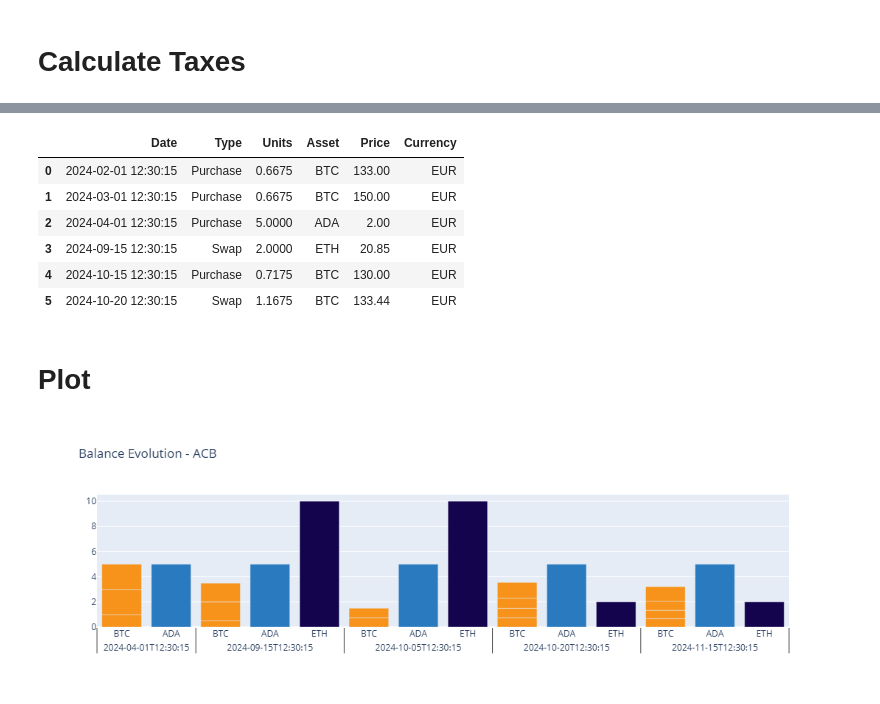
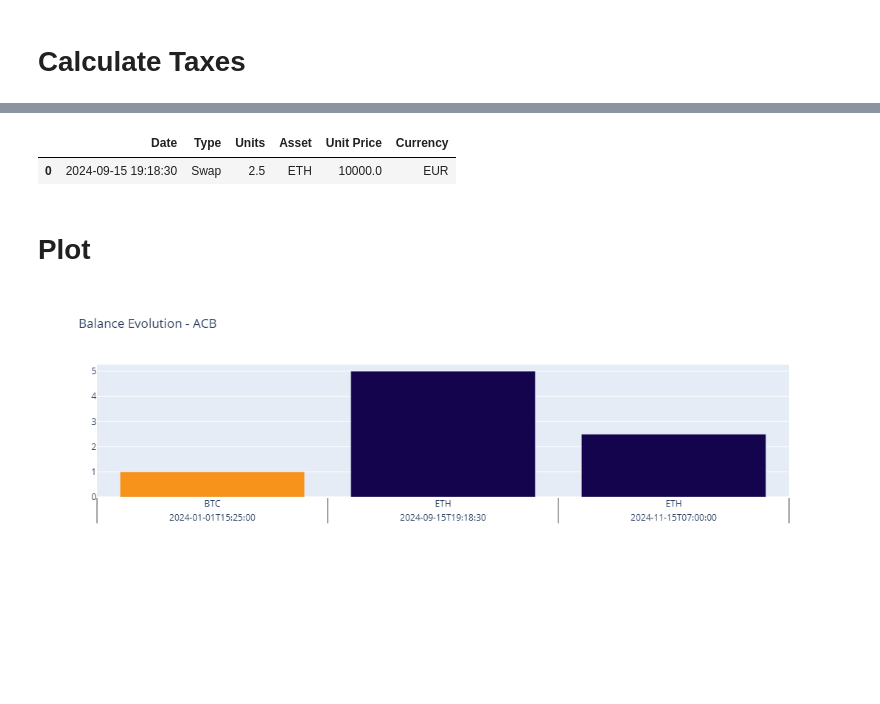
Before and after one commit to FedericoGentile/capital-gains-tax-calculator, a Jupyter notebook: tax_calculator_simulator.ipynb, the cells around one changed output, grey strips where cells are left out. Cells and saved outputs as stored; diff of their text form; code cells hidden in the pictures; blank space fills up the shorter version.

Commit message:
Change header from Price to Unit Price.

```diff
--- a/tax_calculator_simulator.ipynb
+++ b/tax_calculator_simulator.ipynb
@@ -179,11 +179,11 @@ def tax_calculator_XYFO(selling_units, selling_price, df_balance, df_balance_tem
       flag = True # Set flag to exit the loop since all required units are sold
 
     # Calculate capital gain for the units sold from this purchase order
-    cg = units_sold*(selling_price - row_b['Price'])
+    cg = units_sold*(selling_price - row_b['Unit Price'])
     capital_gain += cg
 
     if VERBOSE:
-      print(f"Purchased {row_b['Units']} units at {row_b['Price']} and sold them at {selling_price}. Capital gain {round(cg,2)}")
+      print(f"Purchased {row_b['Units']} units at {row_b['Unit Price']} and sold them at {selling_price}. Capital gain {round(cg,2)}")
 
     # Exit the loop once all units are sold
     if flag:
@@ -213,7 +213,7 @@ def take_balance_snapshot(df_balance_evolution, df_balance, date):
     """
 
     # Create a snapshot of the current balance with selected columns
-    df_balance_snapshot = df_balance[['Asset', 'Units', 'Price']].copy()
+    df_balance_snapshot = df_balance[['Asset', 'Units', 'Unit Price']].copy()
 
     # Add the date to the snapshot
     df_balance_snapshot.loc[:, 'Date'] = date
@@ -227,7 +227,7 @@ def take_balance_snapshot(df_balance_evolution, df_balance, date):
 # %% [markdown]
 ## Transactions
 # %%
-df_transactions = pd.read_csv('transactions_00.csv', sep=";")
+df_transactions = pd.read_csv('transactions_02.csv', sep=";")
 df_transactions['Date'] = pd.to_datetime(df_transactions['Date'], format='%d/%m/%Y %H:%M:%S')
 df_transactions
 # %% [output]
@@ -278,7 +266,7 @@ sales_infos = []
 
 # Initate balance evolution
 first_transaction_date = df_transactions[df_transactions['Type']!='Purchase'].iloc[0]['Date']
-df_balance_snapshot = df_balance[df_balance['Date']<first_transaction_date][['Date','Asset','Units','Price']].copy()
+df_balance_snapshot = df_balance[df_balance['Date']<first_transaction_date][['Date','Asset','Units','Unit Price']].copy()
 df_balance_snapshot.loc[:,'Date'] = df_balance_snapshot.iloc[-1]['Date']
 df_balance_evolution = df_balance_snapshot
 
@@ -312,7 +300,7 @@ for i, change in  change_events.iterrows():
         df_balance_asset = df_balance[(df_balance['Asset']==asset_out['Asset'].iloc[0]) & (df_balance['Date']<change['Date'])]
 
         # Calculate average purchase price of new asset
-        average_purchase_price = ((df_balance_asset['Units']*df_balance_asset['Price']).sum()/df_balance_asset['Units'].sum())*asset_out['Units'].iloc[0]/asset_in['Units'].iloc[0]
+        average_purchase_price = ((df_balance_asset['Units']*df_balance_asset['Unit Price']).sum()/df_balance_asset['Units'].sum())*asset_out['Units'].iloc[0]/asset_in['Units'].iloc[0]
 
         # Update balance swapped asset (out)
         df_balance_asset_updated, _ = upldate_balance(df_balance_asset,
@@ -320,7 +308,7 @@ for i, change in  change_events.iterrows():
                                                       asset_out['Units'].iloc[0],
                                                       asset_out['Asset'].iloc[0])
         # Include swaped asset (in)
-        asset_in.loc[:,'Price'] = average_purchase_price
+        asset_in.loc[:,'Unit Price'] = average_purchase_price
         asset_in.loc[:,'Currency'] = "EUR" # This could be further improved for other currencies
         df_balance_asset_updated = pd.concat([df_balance_asset_updated, asset_in]).reset_index(drop=True)
 
@@ -330,7 +318,7 @@ for i, change in  change_events.iterrows():
 
         if VERBOSE:
             print(f"Swapped {asset_out['Units'].iloc[0]} units of {asset_out['Asset'].iloc[0]} for {asset_in['Units'].iloc[0]} units of {asset_in['Asset'].iloc[0]}.")
-            print(f"Calculated average Purchase Price for  {asset_in['Units'].iloc[0]} {asset_in['Asset'].iloc[0]}: {round(average_purchase_price,2)}.\n")
+            print(f"Calculated average Purchase Price for {asset_in['Units'].iloc[0]} {asset_in['Asset'].iloc[0]}: {round(average_purchase_price,2)}.\n")
 
     elif change['Type'] == "Sell":
 
@@ -349,11 +337,11 @@ for i, change in  change_events.iterrows():
                 df_balance_asset = df_balance_asset.sort_values("Units")
 
                 # Calculate average purchasing price
-                average_purchase_price = (df_balance_asset['Units']*df_balance_asset['Price']).sum()/df_balance_asset['Units'].sum()
+                average_purchase_price = (df_balance_asset['Units']*df_balance_asset['Unit Price']).sum()/df_balance_asset['Units'].sum()
 
                 # Calculate capital gain and taxes
                 capital_gain, taxes = tax_calculator_ACB(selling_units=sell['Units'].iloc[0],
-                                                         selling_price=sell['Price'].iloc[0],
+                                                         selling_price=sell['Unit Price'].iloc[0],
                                                          average_purchase_price=average_purchase_price)
 
 
@@ -365,9 +353,9 @@ for i, change in  change_events.iterrows():
                                                                            sell['Asset'].iloc[0])
 
                 if VERBOSE:
-                    print(f"Sold {sell['Units'].iloc[0]} {sell['Asset'].iloc[0]} for a value of {sell['Price'].iloc[0]*sell['Units'].iloc[0]} {sell['Currency'].iloc[0]}. The {sell['Units'].iloc[0]} {sell['Asset'].iloc[0]} where purchased at averaged price of {round(average_purchase_price,2)}, which means their average value is {round(sell['Units'].iloc[0]*average_purchase_price, 2)}")
+                    print(f"Sold {sell['Units'].iloc[0]} {sell['Asset'].iloc[0]} for a value of {sell['Unit Price'].iloc[0]*sell['Units'].iloc[0]} {sell['Currency'].iloc[0]}. The {sell['Units'].iloc[0]} {sell['Asset'].iloc[0]} where purchased at averaged price of {round(average_purchase_price,2)}, which means their average value is {round(sell['Units'].iloc[0]*average_purchase_price, 2)}")
                     print(f"Average Purchase Price: {round(average_purchase_price,2)}")
-                    print(f"Capital Gain: {round(capital_gain,2)} ({round(sell['Price'].iloc[0]*sell['Units'].iloc[0], 2)} - {round(sell['Units'].iloc[0]*average_purchase_price,2)})")
+                    print(f"Capital Gain: {round(capital_gain,2)} ({round(sell['Unit Price'].iloc[0]*sell['Units'].iloc[0], 2)} - {round(sell['Units'].iloc[0]*average_purchase_price,2)})")
                     print(f"Taxes: {taxes}\n")
 
             elif METHOD in ["FIFO", "LIFO", "HIFO"]:
@@ -381,11 +369,11 @@ for i, change in  change_events.iterrows():
                     df_balance_asset = df_balance_asset.sort_values("Date", ascending=False)
                 elif METHOD == "HIFO":
                     # Sort filtered balance by value in descending order
-                    df_balance_asset = df_balance_asset.sort_values("Price", ascending=False)
+                    df_balance_asset = df_balance_asset.sort_values("Unit Price", ascending=False)
 
                 # Calculate capital gain, taxes and update balance
                 capital_gain, taxes, df_balance_asset_updated, tot_units_sold = tax_calculator_XYFO(selling_units=sell['Units'].iloc[0],
-                                                                                                    selling_price=sell['Price'].iloc[0],
+                                                                                                    selling_price=sell['Unit Price'].iloc[0],
                                                                                                     df_balance=df_balance_asset,
                                                                                                     df_balance_temp=df_balance_asset)
 
@@ -393,7 +381,7 @@ for i, change in  change_events.iterrows():
                 df_balance_asset_updated = df_balance_asset_updated[df_balance_asset_updated['Units'] > 0].reset_index(drop=True)
 
                 if VERBOSE:
-                  print(f"\nSold {sell['Units'].iloc[0]} units for a value of {round(sell['Units'].iloc[0]*sell['Price'].iloc[0],2)}.")
+                  print(f"\nSold {sell['Units'].iloc[0]} units for a value of {round(sell['Units'].iloc[0]*sell['Unit Price'].iloc[0],2)}.")
                   print(f"Capital Gain: {round(capital_gain,2)}")
                   print(f"Taxes: {taxes}\n")
 
@@ -451,38 +438,33 @@ Original Balance:
 # Final balance
 df_balance
 # %% [output]
-|  | Date | Type | Units | Asset | Price | Currency |
-| 0 | 2024-02-01 12:30:15 | Purchase | 0.6675 | BTC | 133.00 | EUR |
-| 1 | 2024-03-01 12:30:15 | Purchase | 0.6675 | BTC | 150.00 | EUR |
-| 2 | 2024-04-01 12:30:15 | Purchase | 5.0000 | ADA | 2.00 | EUR |
-| 3 | 2024-09-15 12:30:15 | Swap | 2.0000 | ETH | 20.85 | EUR |
-| 4 | 2024-10-15 12:30:15 | Purchase | 0.7175 | BTC | 130.00 | EUR |
-| 5 | 2024-10-20 12:30:15 | Swap | 1.1675 | BTC | 133.44 | EUR |
+|  | Date | Type | Units | Asset | Unit Price | Currency |
+| 0 | 2024-09-15 19:18:30 | Swap | 2.5 | ETH | 10000.0 | EUR |
 # %% [markdown]
 # Plot
 # %%
 df_balance_evolution['Colors'] = df_balance_evolution['Asset'].map({"BTC":'#f7931a','ETH':'#14044d','ADA':'#2A7ABF'})
 
 # Subplot setup
 fig = make_subplots(rows=1, cols=1)
 
 # Add trace with custom hovertemplate
 fig.add_trace(go.Bar(
     x=[df_balance_evolution['Date'], df_balance_evolution['Asset']],
     y=df_balance_evolution['Units'],
     marker_color=df_balance_evolution['Colors'],
     showlegend=False,
     hovertemplate=(
         "<b>Date:</b> %{x[0]}<br>" +
         "<b>Asset:</b> %{x[1]}<br>" +
         "<b>Units:</b> %{y}<br>" +
         "<b>Price:</b> %{customdata:.2f}<extra></extra>"
     ),
-    customdata=df_balance_evolution['Price']  # Pass additional data
+    customdata=df_balance_evolution['Unit Price']  # Pass additional data
 ), row=1, col=1)
 
 # Update layout
 fig.update_layout(barmode='stack', title=f"Balance Evolution - {METHOD}")
 fig.show()
 # %% [output]
-[figure, old version]
+[figure, new version]
```
Also changed, not shown: parts of 4 cells of this notebook, 2 other files.
